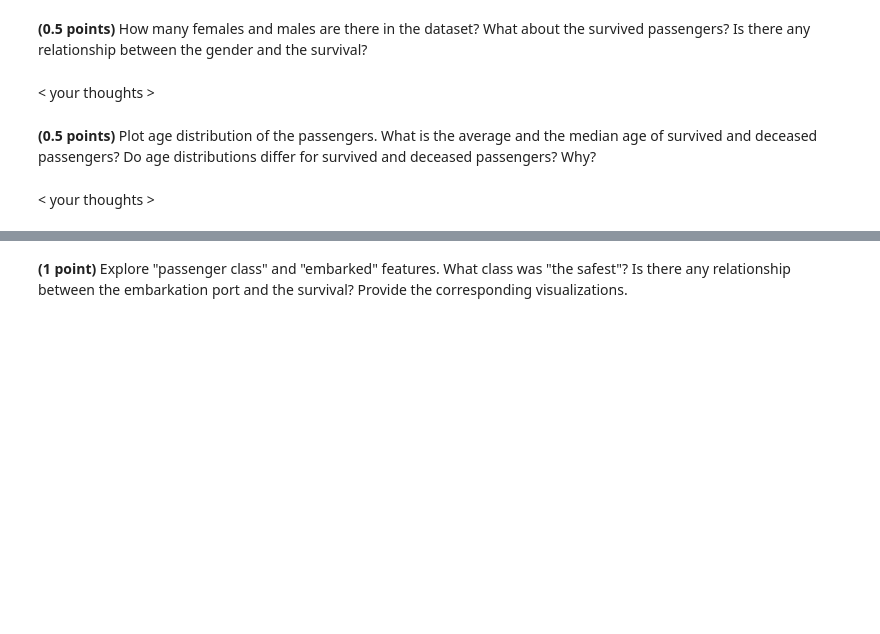
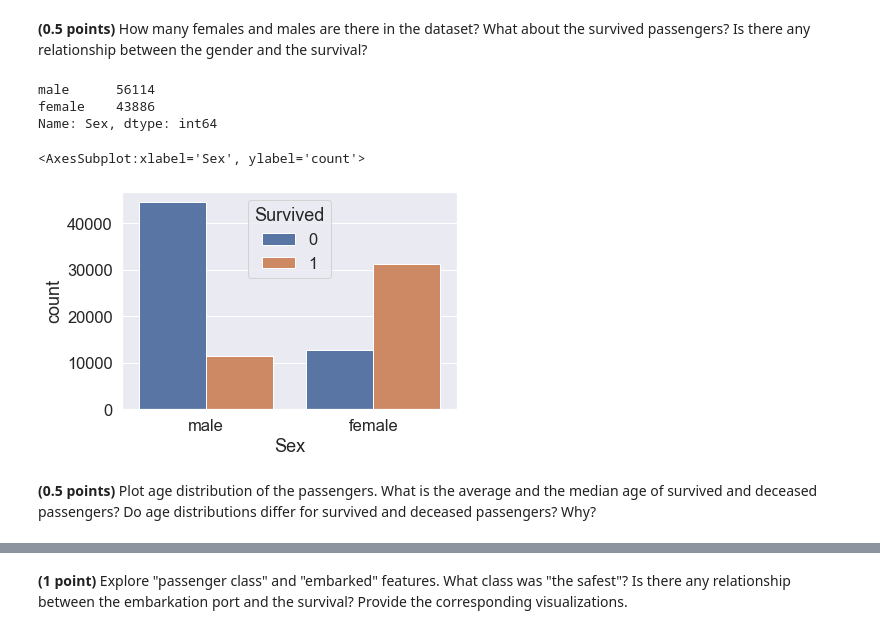
Before and after one commit to beaver68/ml-intro, a Jupyter notebook: 5_classification_linear_knn/hw_classification.ipynb, the cells around one changed output, grey strips where cells are left out. Cells and saved outputs as stored; diff of their text form; code cells hidden in the pictures; blank space fills up the shorter version.

```diff
--- a/5_classification_linear_knn/hw_classification.ipynb
+++ b/5_classification_linear_knn/hw_classification.ipynb
@@ -499,2 +511,4 @@ PATH = "./data/"
 # %%
-data = pd.read_csv(os.path.join(PATH, 'titanic', 'train.csv')).set_index('PassengerId')
+data = pd.read_csv('train.csv').set_index('PassengerId')
+print(data.shape)
+data.head()
@@ -509,4 +528,13 @@ data.head()
-# %% [markdown]
-< your thoughts >
+# %%
+data['Sex'].value_counts()
+# %% [output]
+male      56114
+female    43886
+Name: Sex, dtype: int64
+# %%
+sns.countplot(data['Sex'], hue = data["Survived"])
+# %% [output]
+<AxesSubplot:xlabel='Sex', ylabel='count'>
+[figure, added]
 # %% [markdown]
 **(0.5 points)** Plot age distribution of the passengers. What is the average and the median age of survived and deceased passengers? Do age distributions differ for survived and deceased passengers? Why?
@@ -515,2 +540,0 @@ data.head()
-# %% [markdown]
-< your thoughts >
```
Also changed, not shown: parts of 53 cells of this notebook.
